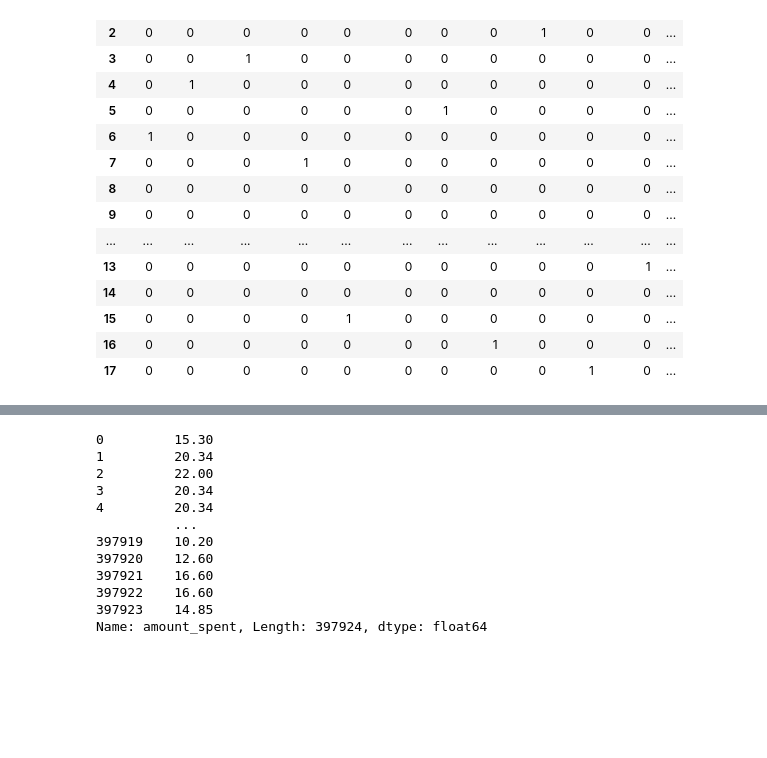
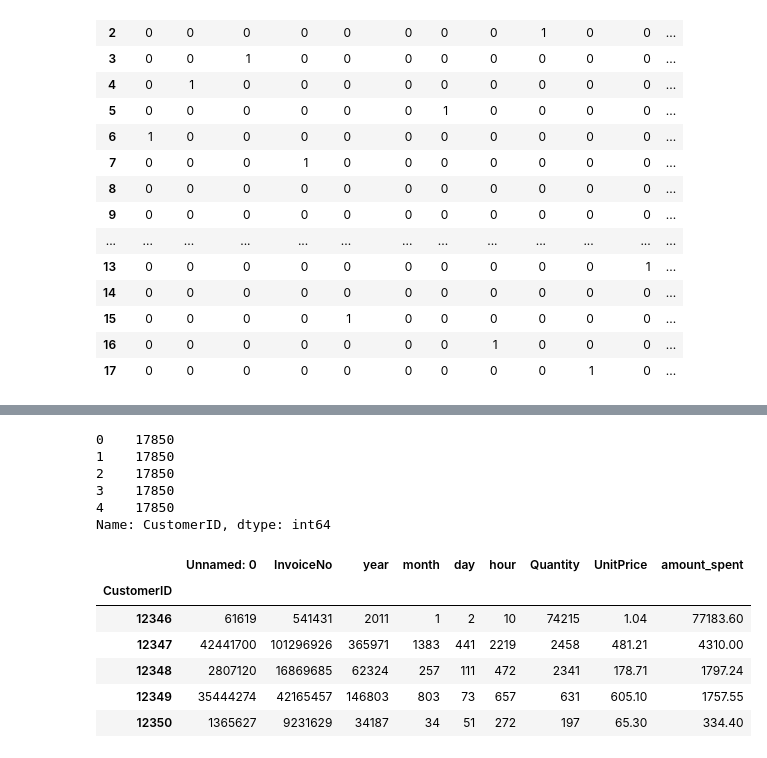
Before and after one commit to dataptmad0124/lessons, a Jupyter notebook: m1/Repaso_labs_3.ipynb, the cells around one changed output, grey strips where cells are left out. Cells and saved outputs as stored; diff of their text form; code cells hidden in the pictures; blank space fills up the shorter version.

```diff
--- a/m1/Repaso_labs_3.ipynb
+++ b/m1/Repaso_labs_3.ipynb
@@ -617,18 +617,12 @@ orders.head()
 | 2 | 2 | 536365 | 84406B | 2010 | 12 | 3 | 8 | cream cupid hearts coat hanger | 8 | ... |
 | 3 | 3 | 536365 | 84029G | 2010 | 12 | 3 | 8 | knitted union flag hot water bottle | 6 | ... |
 | 4 | 4 | 536365 | 84029E | 2010 | 12 | 3 | 8 | red woolly hottie white heart. | 6 | ... |
-# %%
-orders.amount_spent
-# %% [output]
-0         15.30
-1         20.34
-2         22.00
-3         20.34
-4         20.34
-          ...
-397919    10.20
-397920    12.60
-397921    16.60
-397922    16.60
-397923    14.85
-Name: amount_spent, Length: 397924, dtype: float64
+# %%
+orders.CustomerID.head()
+# %% [output]
+0    17850
+1    17850
+2    17850
+3    17850
+4    17850
+Name: CustomerID, dtype: int64
@@ -634,0 +631,10 @@ Name: amount_spent, Length: 397924, dtype: float64
+# %%
+grupo.head()
+# %% [output]
+|  | Unnamed: 0 | InvoiceNo | year | month | day | hour | Quantity | UnitPrice | amount_spent |
+| CustomerID |  |  |  |  |  |  |  |  |  |
+| 12346 | 61619 | 541431 | 2011 | 1 | 2 | 10 | 74215 | 1.04 | 77183.60 |
+| 12347 | 42441700 | 101296926 | 365971 | 1383 | 441 | 2219 | 2458 | 481.21 | 4310.00 |
+| 12348 | 2807120 | 16869685 | 62324 | 257 | 111 | 472 | 2341 | 178.71 | 1797.24 |
+| 12349 | 35444274 | 42165457 | 146803 | 803 | 73 | 657 | 631 | 605.10 | 1757.55 |
+| 12350 | 1365627 | 9231629 | 34187 | 34 | 51 | 272 | 197 | 65.30 | 334.40 |
```
Also changed, not shown: parts of 16 cells of this notebook.
